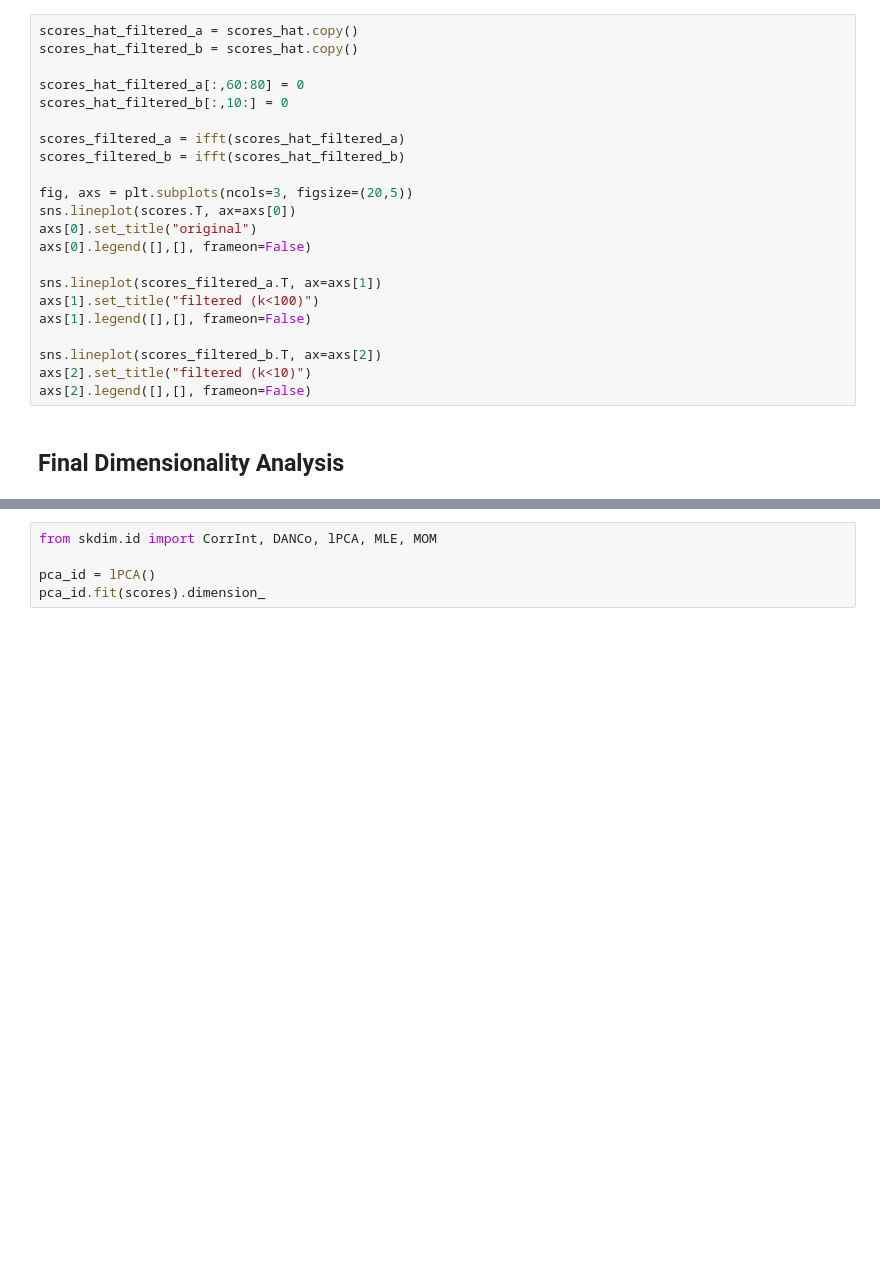
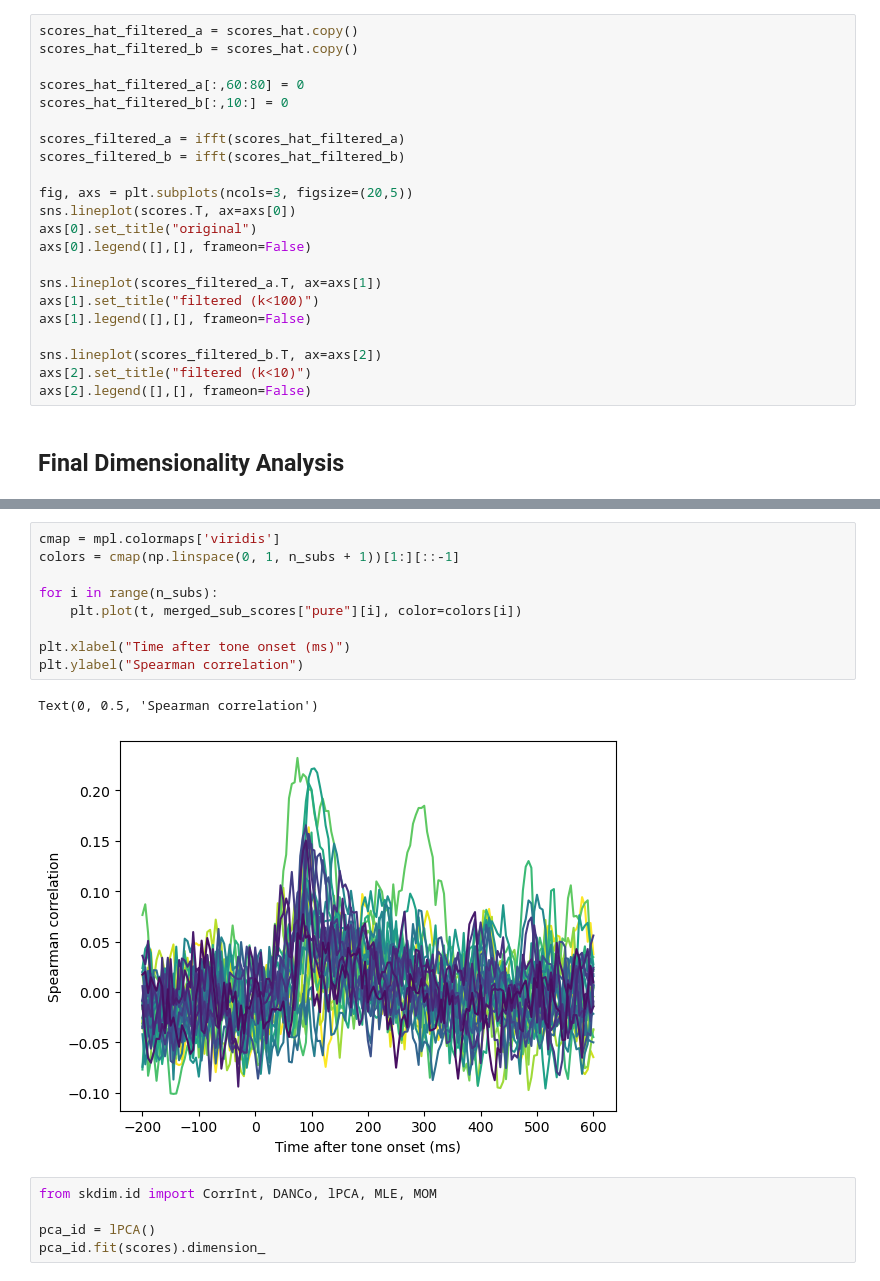
Before and after one commit to isaackrementsov/glysn-meg-analysis, a Jupyter notebook: meg_analysis_streamlined.ipynb, the cells around one changed output, grey strips where cells are left out. Cells and saved outputs as stored; diff of their text form; blank space fills up the shorter version.

```diff
--- a/meg_analysis_streamlined.ipynb
+++ b/meg_analysis_streamlined.ipynb
@@ -800,3 +800,15 @@ colors.shape
+# %%
+cmap = mpl.colormaps['viridis']
+colors = cmap(np.linspace(0, 1, n_subs + 1))[1:][::-1]
+
+for i in range(n_subs):
+    plt.plot(t, merged_sub_scores["pure"][i], color=colors[i])
+
+plt.xlabel("Time after tone onset (ms)")
+plt.ylabel("Spearman correlation")
+# %% [output]
+Text(0, 0.5, 'Spearman correlation')
+[figure, added]
 # %%
 from skdim.id import CorrInt, DANCo, lPCA, MLE, MOM
 
```
Also changed, not shown: parts of 10 cells of this notebook, 24 other files.
